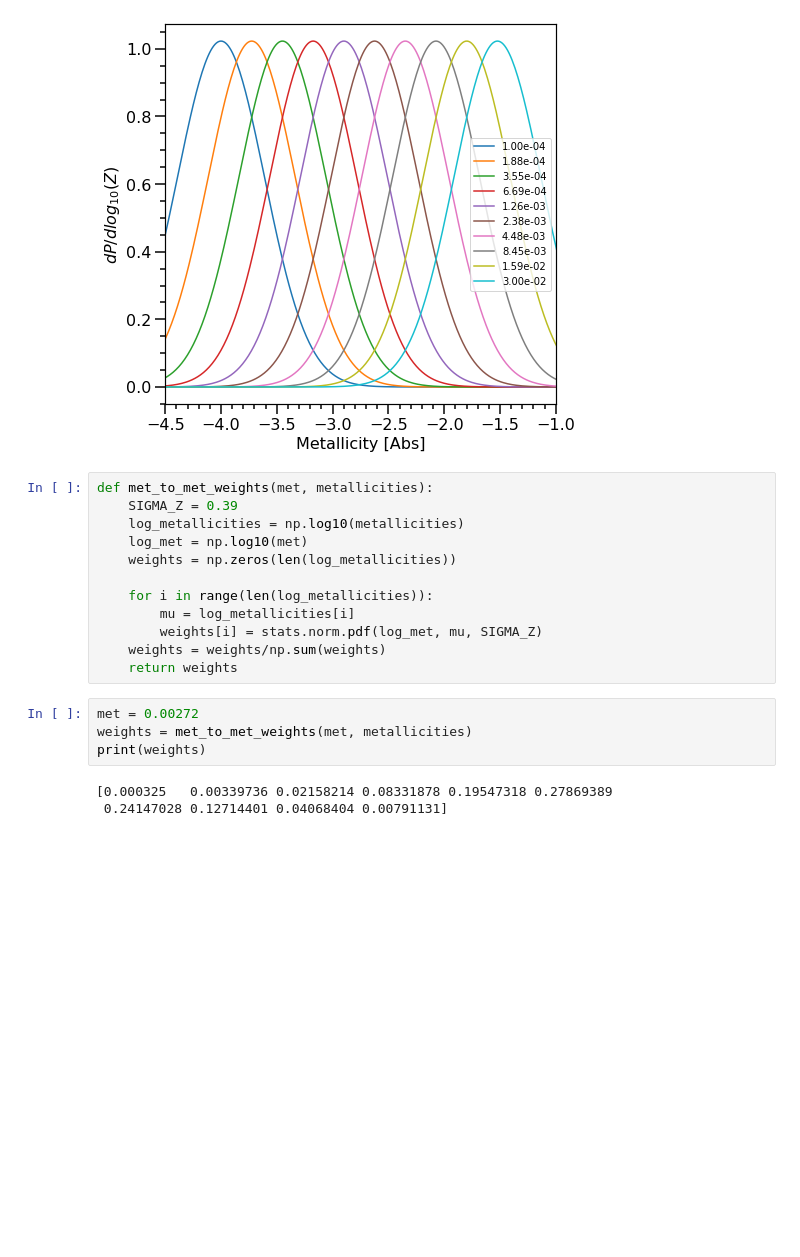
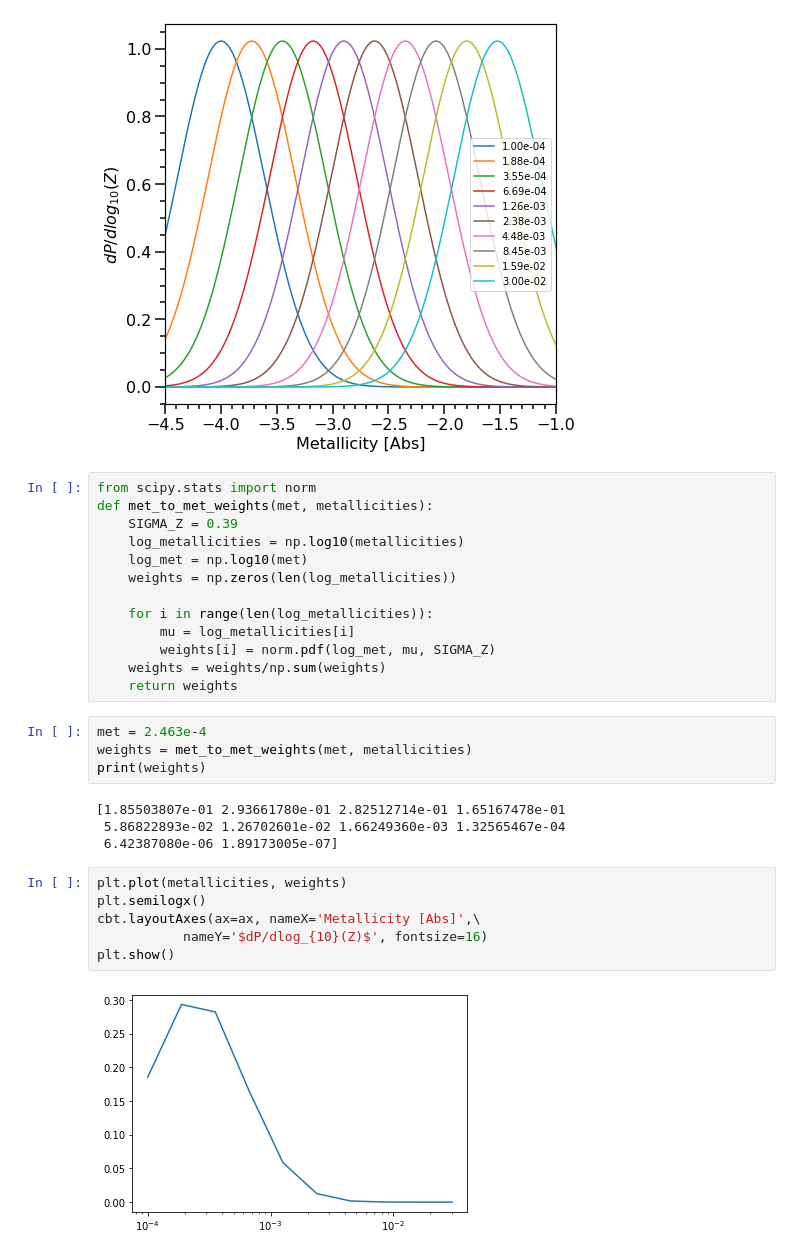
Before and after one commit to veome22/cosmo_bh, a Jupyter notebook: draw_bbhs.ipynb, the cells around one changed output. Saved outputs shown, nothing was run; the diff lists cells and outputs as text; blank space fills up the shorter version.

```diff
--- a/draw_bbhs.ipynb
+++ b/draw_bbhs.ipynb
@@ -350,6 +447,7 @@ plt.show()
 # %% [output]
 [figure]
 # %%
+from scipy.stats import norm
 def met_to_met_weights(met, metallicities):
     SIGMA_Z = 0.39
     log_metallicities = np.log10(metallicities)
@@ -358,13 +456,22 @@ def met_to_met_weights(met, metallicities):
 
     for i in range(len(log_metallicities)):
         mu = log_metallicities[i]
-        weights[i] = stats.norm.pdf(log_met, mu, SIGMA_Z)
+        weights[i] = norm.pdf(log_met, mu, SIGMA_Z)
     weights = weights/np.sum(weights)
     return weights
 # %%
-met = 0.00272
+met = 2.463e-4
 weights = met_to_met_weights(met, metallicities)
 print(weights)
 # %% [output]
-[0.000325   0.00339736 0.02158214 0.08331878 0.19547318 0.27869389
- 0.24147028 0.12714401 0.04068404 0.00791131]
+[1.85503807e-01 2.93661780e-01 2.82512714e-01 1.65167478e-01
+ 5.86822893e-02 1.26702601e-02 1.66249360e-03 1.32565467e-04
+ 6.42387080e-06 1.89173005e-07]
+# %%
+plt.plot(metallicities, weights)
+plt.semilogx()
+cbt.layoutAxes(ax=ax, nameX='Metallicity [Abs]',\
+           nameY='$dP/dlog_{10}(Z)$', fontsize=16)
+plt.show()
+# %% [output]
+[figure, added]
```
Also changed, not shown: parts of 14 cells of this notebook.
